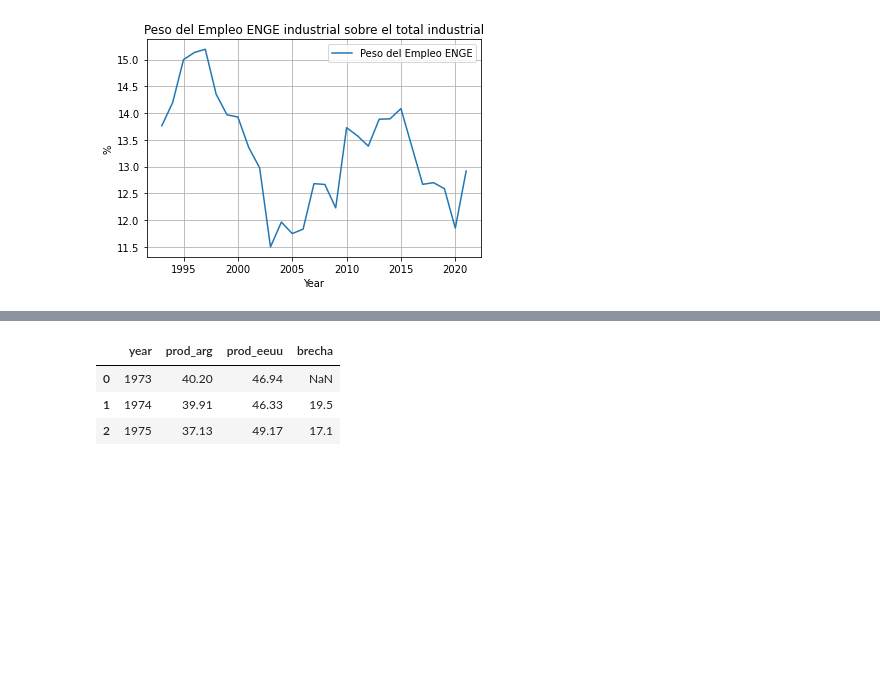
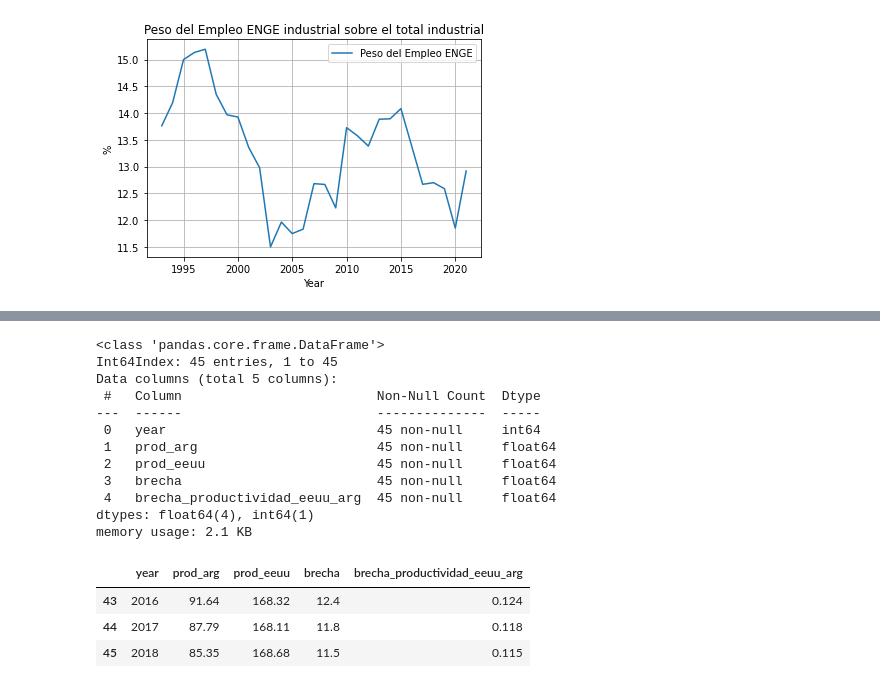
Before and after one commit to mateosuster/productivity_measures, a Jupyter notebook: enge/enge.ipynb, the cells around one changed output, grey strips where cells are left out. Drawn from its saved outputs; the diff is of its cells as text; code cells hidden in the pictures; blank space fills up the shorter version.

Commit message:
se agregan comentarios enge y se calcula brecha vs eeuu

```diff
--- a/enge/enge.ipynb
+++ b/enge/enge.ipynb
@@ -603,9 +632,25 @@ for  var, label in zip([peso_vab_enge, peso_emp_enge], ['Peso del VAB ENGE', 'Pe
 # %%
-eeuu_prod = pd.read_csv('../data/eeuu_prod.csv', skiprows = 4)
+eeuu_prod = pd.read_csv('../data/arg/eeuu_prod.csv', skiprows = 4)
 eeuu_prod.columns =['year', 'prod_arg', 'prod_eeuu', 'brecha']
-eeuu_prod.head(3)
+eeuu_prod.dropna(subset = ['brecha'], axis = 0, inplace= True)
+eeuu_prod['brecha_productividad_eeuu_arg'] =  eeuu_prod['brecha'] / 100
+
+eeuu_prod.info()
+eeuu_prod.tail(3)
 # %% [output]
+<class 'pandas.core.frame.DataFrame'>
+Int64Index: 45 entries, 1 to 45
+Data columns (total 5 columns):
+ #   Column                         Non-Null Count  Dtype
+---  ------                         --------------  -----
+ 0   year                           45 non-null     int64
+ 1   prod_arg                       45 non-null     float64
+ 2   prod_eeuu                      45 non-null     float64
+ 3   brecha                         45 non-null     float64
+ 4   brecha_productividad_eeuu_arg  45 non-null     float64
+dtypes: float64(4), int64(1)
+memory usage: 2.1 KB
-|  | year | prod_arg | prod_eeuu | brecha |
-| 0 | 1973 | 40.20 | 46.94 | NaN |
-| 1 | 1974 | 39.91 | 46.33 | 19.5 |
-| 2 | 1975 | 37.13 | 49.17 | 17.1 |
+|  | year | prod_arg | prod_eeuu | brecha | brecha_productividad_eeuu_arg |
+| 43 | 2016 | 91.64 | 168.32 | 12.4 | 0.124 |
+| 44 | 2017 | 87.79 | 168.11 | 11.8 | 0.118 |
+| 45 | 2018 | 85.35 | 168.68 | 11.5 | 0.115 |
```
Also changed, not shown: parts of 22 cells of this notebook, 11 other files.
